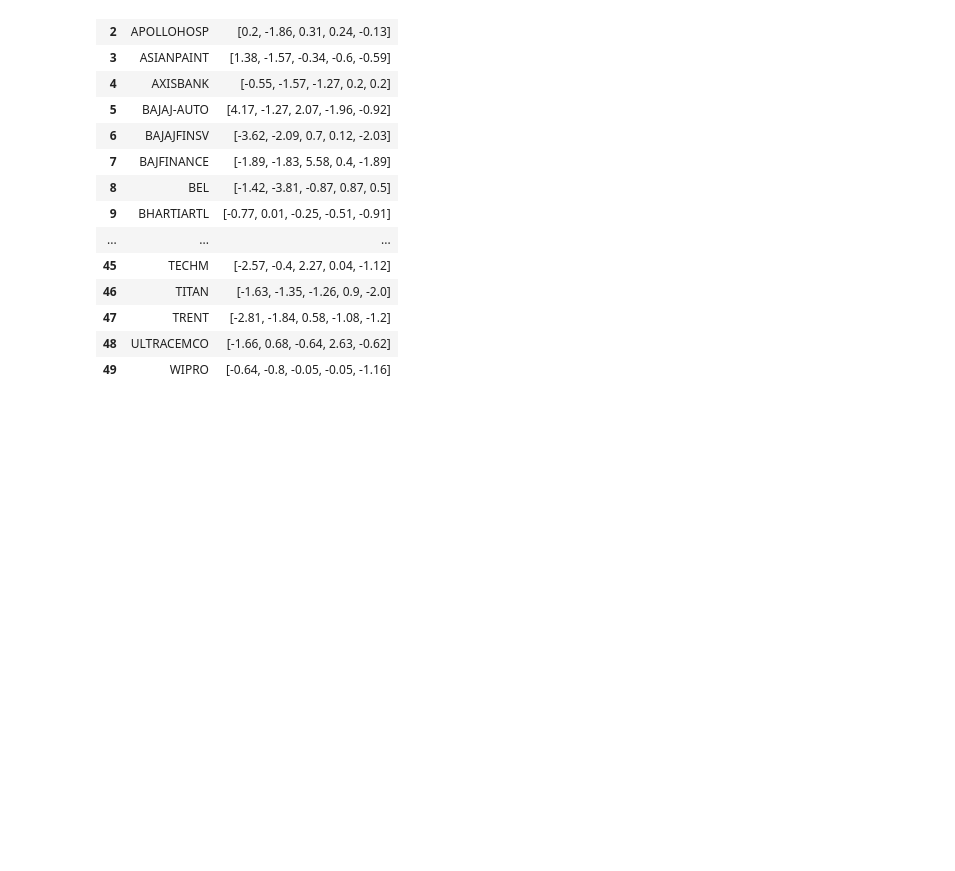
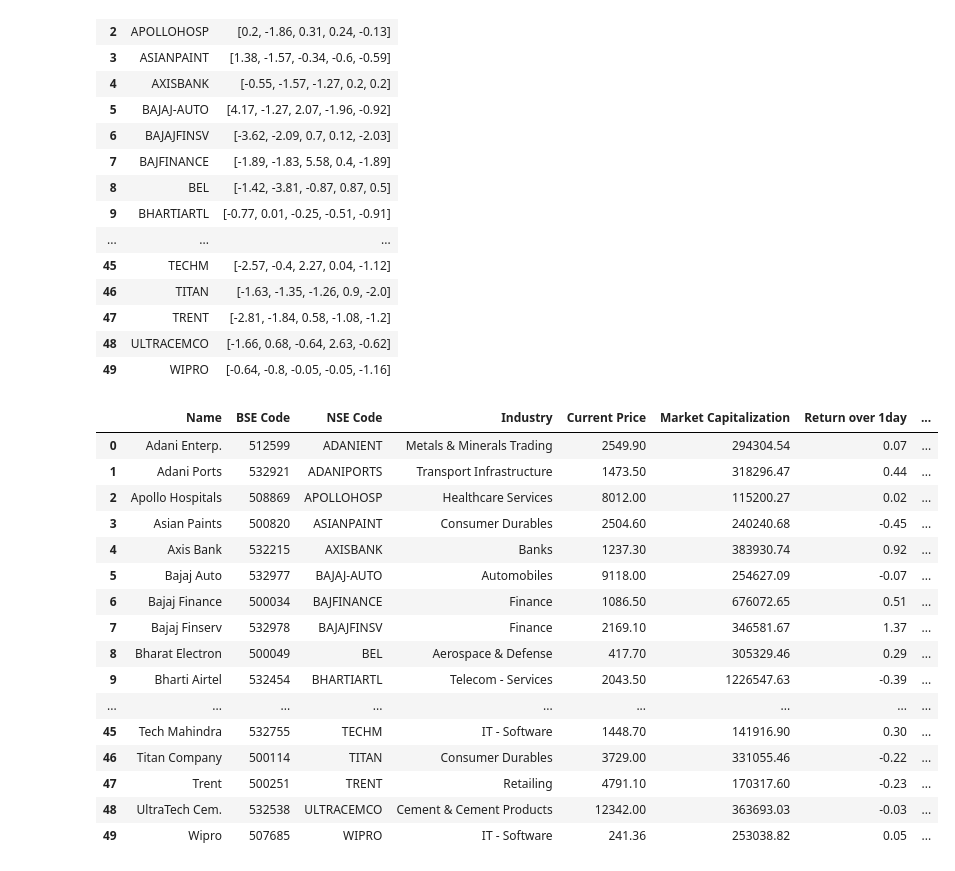
Before and after one commit to dbal14/stock_ui, a Jupyter notebook: frontend/src/ex.ipynb, the cells around one changed output. Saved outputs shown, nothing was run; the diff lists cells and outputs as text; code cells hidden in the pictures; blank space fills up the shorter version.

```diff
--- a/frontend/src/ex.ipynb
+++ b/frontend/src/ex.ipynb
@@ -955,4 +971,32 @@ summary_df
 | 48 | ULTRACEMCO | [-1.66, 0.68, -0.64, 2.63, -0.62] |
 | 49 | WIPRO | [-0.64, -0.8, -0.05, -0.05, -1.16] |
 # %%
-df_nfty50=pd.read_csv(r"C:\Users\deepa\Downloads\nifty-50.csv")
+df=pd.read_csv(r"C:\Users\deepa\Downloads\nifty-50.csv")
+# %%
+# prepare summary and merge with df on NSE Code == symbol
+df_summarise = summary_df.rename(columns={'5Day Change':'5day_change'}).copy()
+df_summarise['symbol'] = df_summarise['symbol'].str.replace('.NS','', regex=False)
+
+df_merged = df.merge(df_summarise[['symbol','5day_change']], left_on='NSE Code', right_on='symbol', how='left')
+df_merged = df_merged.drop(columns=['symbol'])
+df_merged.to_csv(r"C:\Users\deepa\Downloads\data1.csv", index=False)
+# %%
+df_merged
+# %% [output]
+|  | Name | BSE Code | NSE Code | Industry | Current Price | Market Capitalization | Return over 1day | ... |
+| 0 | Adani Enterp. | 512599 | ADANIENT | Metals & Minerals Trading | 2549.90 | 294304.54 | 0.07 | ... |
+| 1 | Adani Ports | 532921 | ADANIPORTS | Transport Infrastructure | 1473.50 | 318296.47 | 0.44 | ... |
+| 2 | Apollo Hospitals | 508869 | APOLLOHOSP | Healthcare Services | 8012.00 | 115200.27 | 0.02 | ... |
+| 3 | Asian Paints | 500820 | ASIANPAINT | Consumer Durables | 2504.60 | 240240.68 | -0.45 | ... |
+| 4 | Axis Bank | 532215 | AXISBANK | Banks | 1237.30 | 383930.74 | 0.92 | ... |
+| 5 | Bajaj Auto | 532977 | BAJAJ-AUTO | Automobiles | 9118.00 | 254627.09 | -0.07 | ... |
+| 6 | Bajaj Finance | 500034 | BAJFINANCE | Finance | 1086.50 | 676072.65 | 0.51 | ... |
+| 7 | Bajaj Finserv | 532978 | BAJAJFINSV | Finance | 2169.10 | 346581.67 | 1.37 | ... |
+| 8 | Bharat Electron | 500049 | BEL | Aerospace & Defense | 417.70 | 305329.46 | 0.29 | ... |
+| 9 | Bharti Airtel | 532454 | BHARTIARTL | Telecom - Services | 2043.50 | 1226547.63 | -0.39 | ... |
+| ... | ... | ... | ... | ... | ... | ... | ... | ... |
+| 45 | Tech Mahindra | 532755 | TECHM | IT - Software | 1448.70 | 141916.90 | 0.30 | ... |
+| 46 | Titan Company | 500114 | TITAN | Consumer Durables | 3729.00 | 331055.46 | -0.22 | ... |
+| 47 | Trent | 500251 | TRENT | Retailing | 4791.10 | 170317.60 | -0.23 | ... |
+| 48 | UltraTech Cem. | 532538 | ULTRACEMCO | Cement & Cement Products | 12342.00 | 363693.03 | -0.03 | ... |
+| 49 | Wipro | 507685 | WIPRO | IT - Software | 241.36 | 253038.82 | 0.05 | ... |
```
Also changed, not shown: parts of 1 cell of this notebook.
